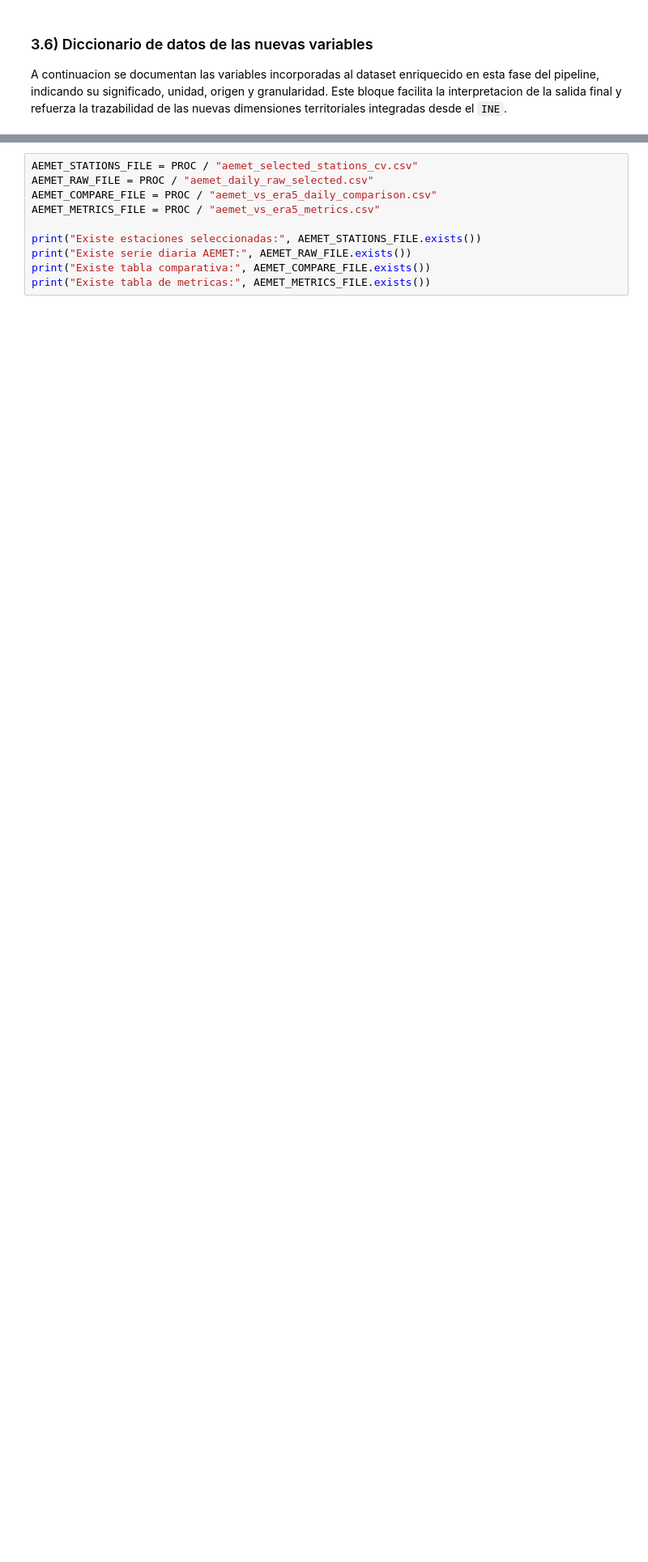
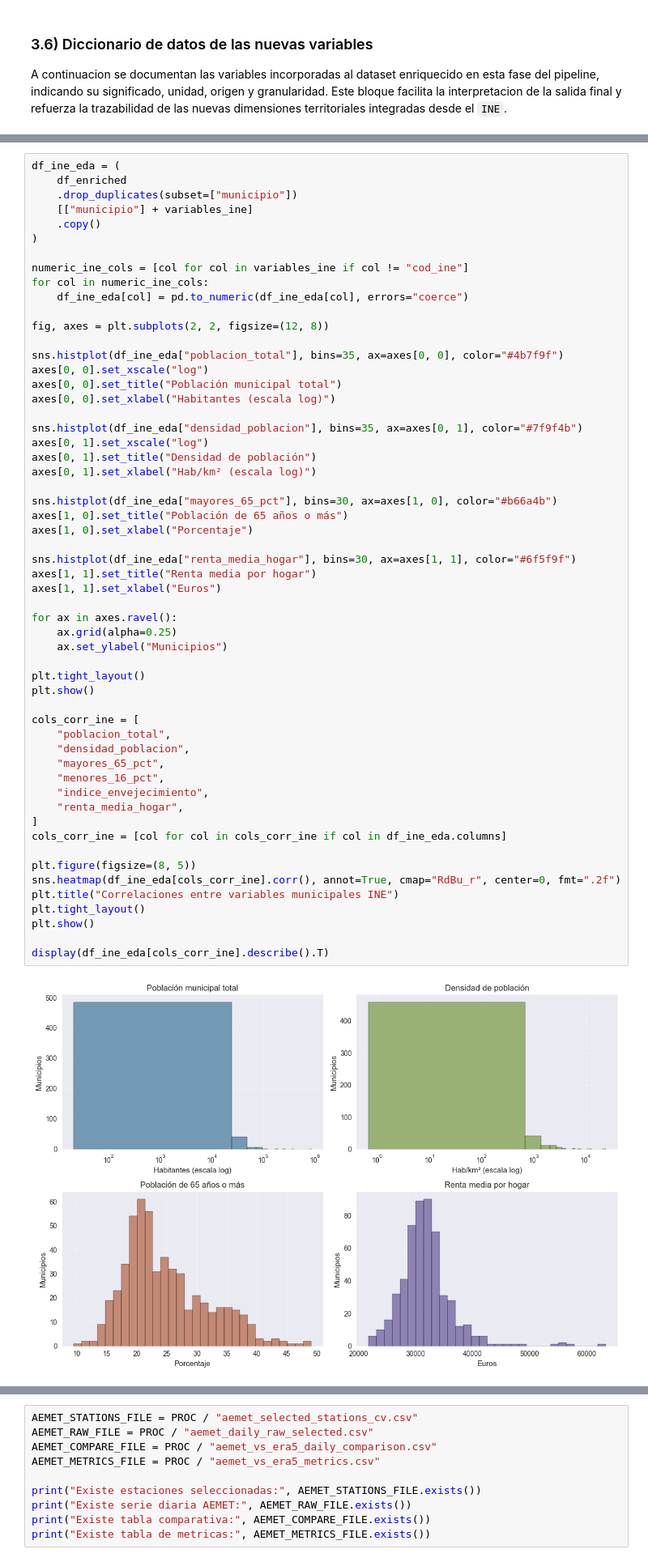
Before and after one commit to gonzalolarriba/modelo-geoespacial-riesgo-climatico, a Jupyter notebook: notebooks/notebook_2_ing_fuentes_complementarias.ipynb, the cells around one changed output, grey strips where cells are left out. Shown at 81% size. Saved outputs shown, nothing was run; the diff lists cells and outputs as text; blank space fills up the shorter version.

```diff
--- a/notebooks/notebook_2_ing_fuentes_complementarias.ipynb
+++ b/notebooks/notebook_2_ing_fuentes_complementarias.ipynb
@@ -425,0 +531,58 @@ Estas variables amplian la base climatica-geoespacial del Notebook 1 con informa
+# %%
+df_ine_eda = (
+    df_enriched
+    .drop_duplicates(subset=["municipio"])
+    [["municipio"] + variables_ine]
+    .copy()
+)
+
+numeric_ine_cols = [col for col in variables_ine if col != "cod_ine"]
+for col in numeric_ine_cols:
+    df_ine_eda[col] = pd.to_numeric(df_ine_eda[col], errors="coerce")
+
+fig, axes = plt.subplots(2, 2, figsize=(12, 8))
+
+sns.histplot(df_ine_eda["poblacion_total"], bins=35, ax=axes[0, 0], color="#4b7f9f")
+axes[0, 0].set_xscale("log")
+axes[0, 0].set_title("Población municipal total")
+axes[0, 0].set_xlabel("Habitantes (escala log)")
+
+sns.histplot(df_ine_eda["densidad_poblacion"], bins=35, ax=axes[0, 1], color="#7f9f4b")
+axes[0, 1].set_xscale("log")
+axes[0, 1].set_title("Densidad de población")
+axes[0, 1].set_xlabel("Hab/km² (escala log)")
+
+sns.histplot(df_ine_eda["mayores_65_pct"], bins=30, ax=axes[1, 0], color="#b66a4b")
+axes[1, 0].set_title("Población de 65 años o más")
+axes[1, 0].set_xlabel("Porcentaje")
+
+sns.histplot(df_ine_eda["renta_media_hogar"], bins=30, ax=axes[1, 1], color="#6f5f9f")
+axes[1, 1].set_title("Renta media por hogar")
+axes[1, 1].set_xlabel("Euros")
+
+for ax in axes.ravel():
+    ax.grid(alpha=0.25)
+    ax.set_ylabel("Municipios")
+
+plt.tight_layout()
+plt.show()
+
+cols_corr_ine = [
+    "poblacion_total",
+    "densidad_poblacion",
+    "mayores_65_pct",
+    "menores_16_pct",
+    "indice_envejecimiento",
+    "renta_media_hogar",
+]
+cols_corr_ine = [col for col in cols_corr_ine if col in df_ine_eda.columns]
+
+plt.figure(figsize=(8, 5))
+sns.heatmap(df_ine_eda[cols_corr_ine].corr(), annot=True, cmap="RdBu_r", center=0, fmt=".2f")
+plt.title("Correlaciones entre variables municipales INE")
+plt.tight_layout()
+plt.show()
+
+display(df_ine_eda[cols_corr_ine].describe().T)
+# %% [output]
+[figure, added]
```
Also changed, not shown: parts of 41 cells of this notebook.
